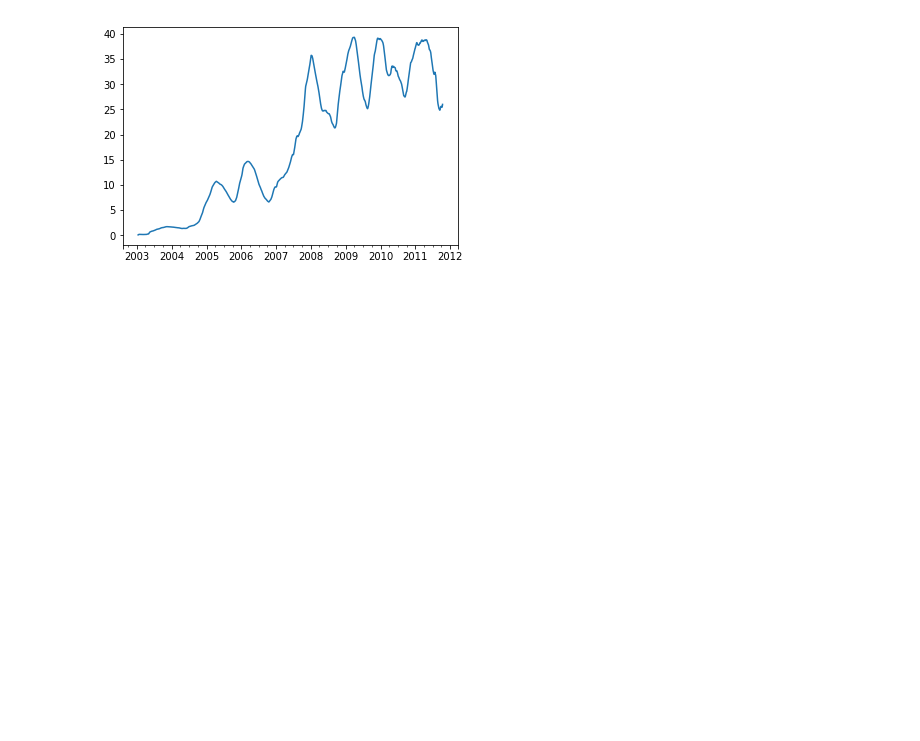
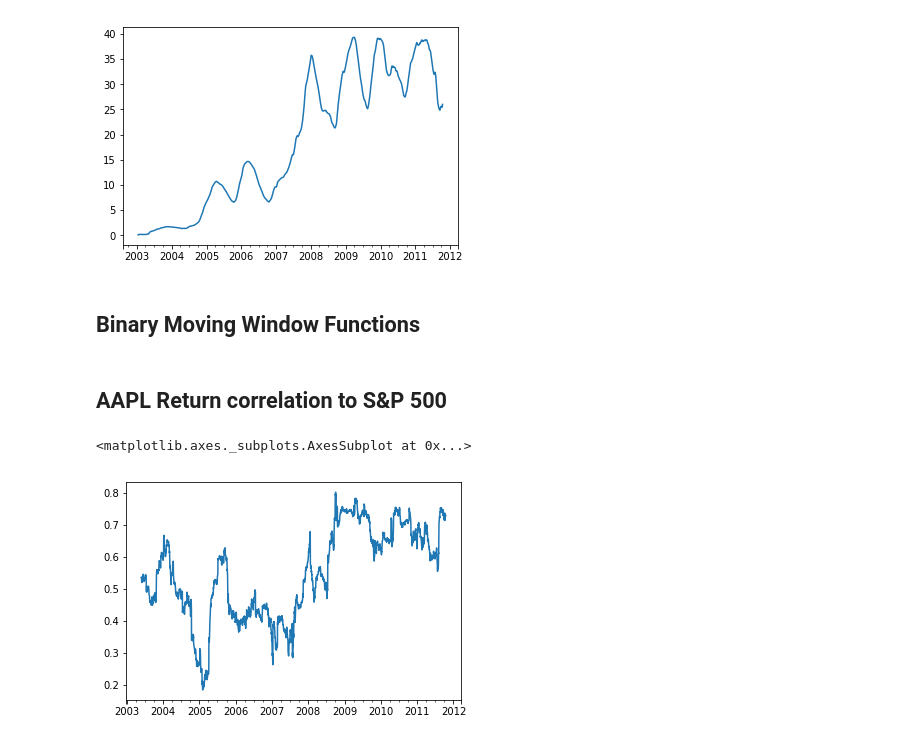
Before and after one commit to kevin11h/Python-for-Data-Analysis, a Jupyter notebook: Chapter-10-Time-Series-Plotting/Time Series Plotting.ipynb, the cells around one changed output. Drawn from its saved outputs; the diff is of its cells as text; code cells hidden in the pictures; blank space fills up the shorter version.

```diff
--- a/Chapter-10-Time-Series-Plotting/Time Series Plotting.ipynb
+++ b/Chapter-10-Time-Series-Plotting/Time Series Plotting.ipynb
@@ -113,3 +113,19 @@ appl_std250.plot()
 # %% [output]
 <matplotlib.axes._subplots.AxesSubplot at 0x...>
 [figure]
+# %% [markdown]
+## Binary Moving Window Functions
+# %%
+spx_px = close_px_all['SPX']
+spx_rets = spx_px / spx_px.shift(1) - 1
+
+returns = close_px.pct_change()
+
+corr = pd.rolling_corr(returns.AAPL, spx_rets, 125, min_periods=100)
+# %% [markdown]
+## AAPL Return correlation to S&P 500
+# %%
+corr.plot()
+# %% [output]
+<matplotlib.axes._subplots.AxesSubplot at 0x...>
+[figure, added]
```
Also changed, not shown: parts of 5 cells of this notebook.
